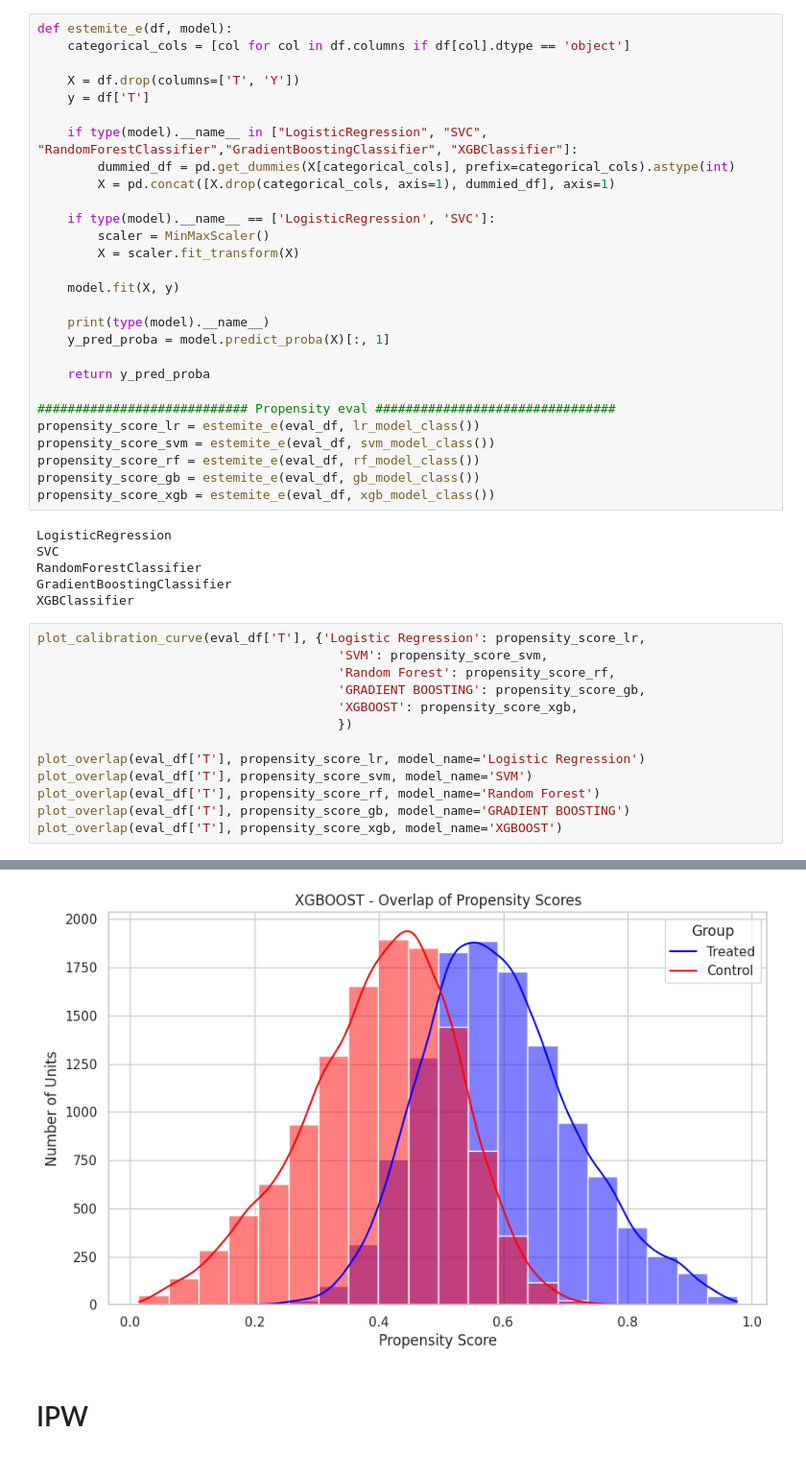
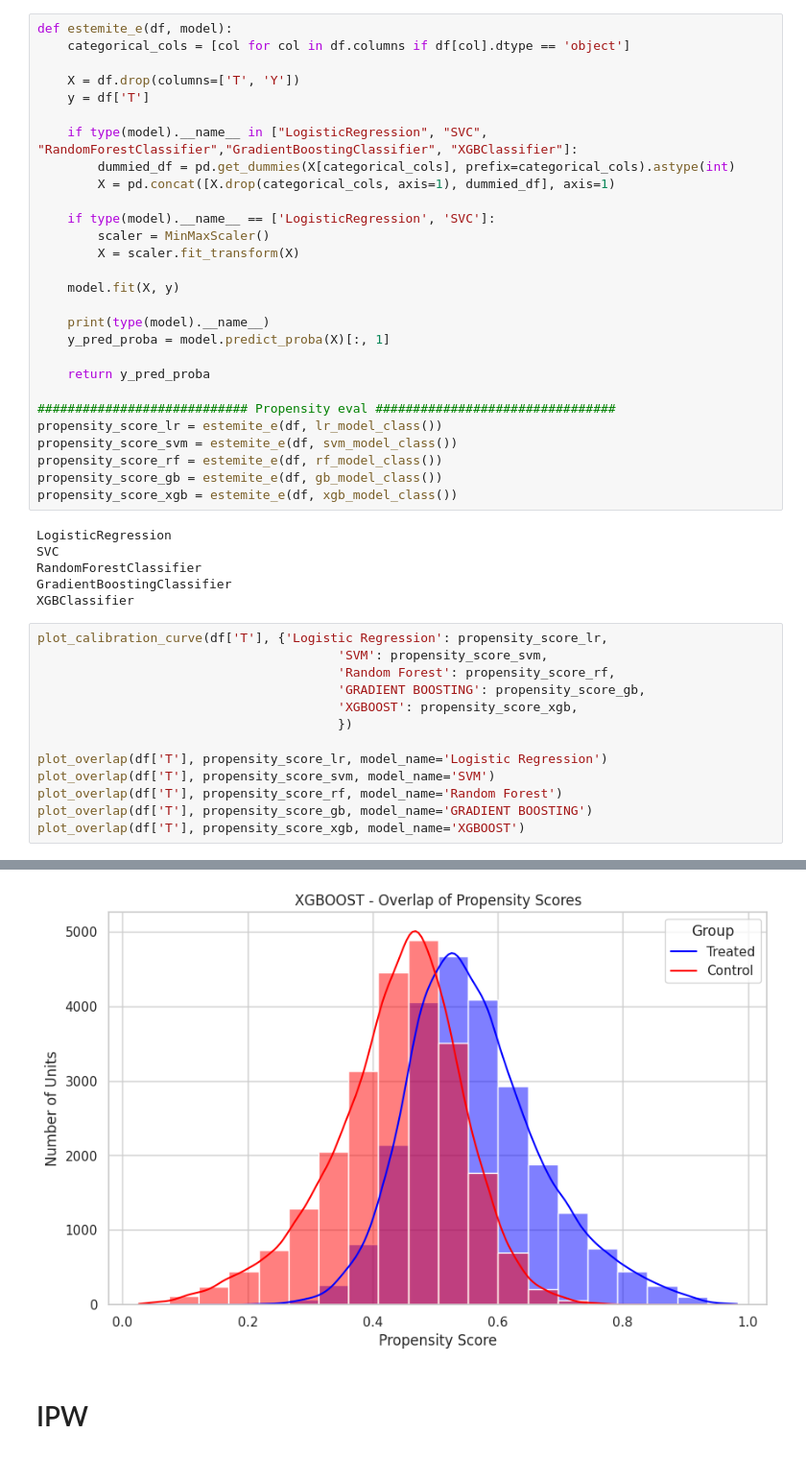
Before and after one commit to or1dado/Tennis-Momentum-Causal-Inference, a Jupyter notebook: ATE_methods.ipynb, the cells around one changed output, grey strips where cells are left out. Shown at 96% size. Saved outputs shown, nothing was run; the diff lists cells and outputs as text.

```diff
--- a/ATE_methods.ipynb
+++ b/ATE_methods.ipynb
@@ -66,11 +66,11 @@ def estemite_e(df, model):
     return y_pred_proba
 
 ############################ Propensity eval ################################
-propensity_score_lr = estemite_e(eval_df, lr_model_class())
-propensity_score_svm = estemite_e(eval_df, svm_model_class())
-propensity_score_rf = estemite_e(eval_df, rf_model_class())
-propensity_score_gb = estemite_e(eval_df, gb_model_class())
-propensity_score_xgb = estemite_e(eval_df, xgb_model_class())
+propensity_score_lr = estemite_e(df, lr_model_class())
+propensity_score_svm = estemite_e(df, svm_model_class())
+propensity_score_rf = estemite_e(df, rf_model_class())
+propensity_score_gb = estemite_e(df, gb_model_class())
+propensity_score_xgb = estemite_e(df, xgb_model_class())
 # %% [output]
 LogisticRegression
 SVC
@@ -78,16 +78,16 @@ RandomForestClassifier
 GradientBoostingClassifier
 XGBClassifier
 # %%
-plot_calibration_curve(eval_df['T'], {'Logistic Regression': propensity_score_lr,
+plot_calibration_curve(df['T'], {'Logistic Regression': propensity_score_lr,
                                         'SVM': propensity_score_svm,
                                         'Random Forest': propensity_score_rf,
                                         'GRADIENT BOOSTING': propensity_score_gb,
                                         'XGBOOST': propensity_score_xgb,
                                         })
 
-plot_overlap(eval_df['T'], propensity_score_lr, model_name='Logistic Regression')
-plot_overlap(eval_df['T'], propensity_score_svm, model_name='SVM')
-plot_overlap(eval_df['T'], propensity_score_rf, model_name='Random Forest')
-plot_overlap(eval_df['T'], propensity_score_gb, model_name='GRADIENT BOOSTING')
-plot_overlap(eval_df['T'], propensity_score_xgb, model_name='XGBOOST')
+plot_overlap(df['T'], propensity_score_lr, model_name='Logistic Regression')
+plot_overlap(df['T'], propensity_score_svm, model_name='SVM')
+plot_overlap(df['T'], propensity_score_rf, model_name='Random Forest')
+plot_overlap(df['T'], propensity_score_gb, model_name='GRADIENT BOOSTING')
+plot_overlap(df['T'], propensity_score_xgb, model_name='XGBOOST')
 # %% [output]
@@ -99,4 +99,4 @@ plot_overlap(eval_df['T'], propensity_score_xgb, model_name='XGBOOST')
-[figure, old version]
+[figure, new version]
 # %% [markdown]
 # IPW
 # %%
```
Also changed, not shown: parts of 13 cells of this notebook, 10 other files.
